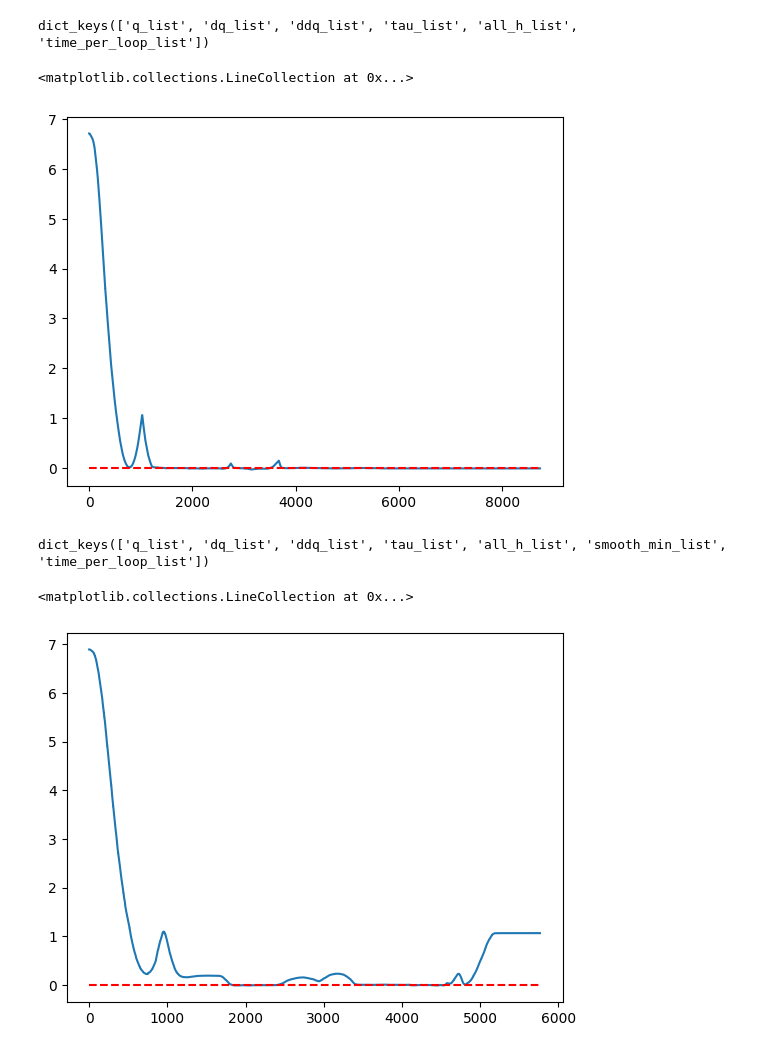
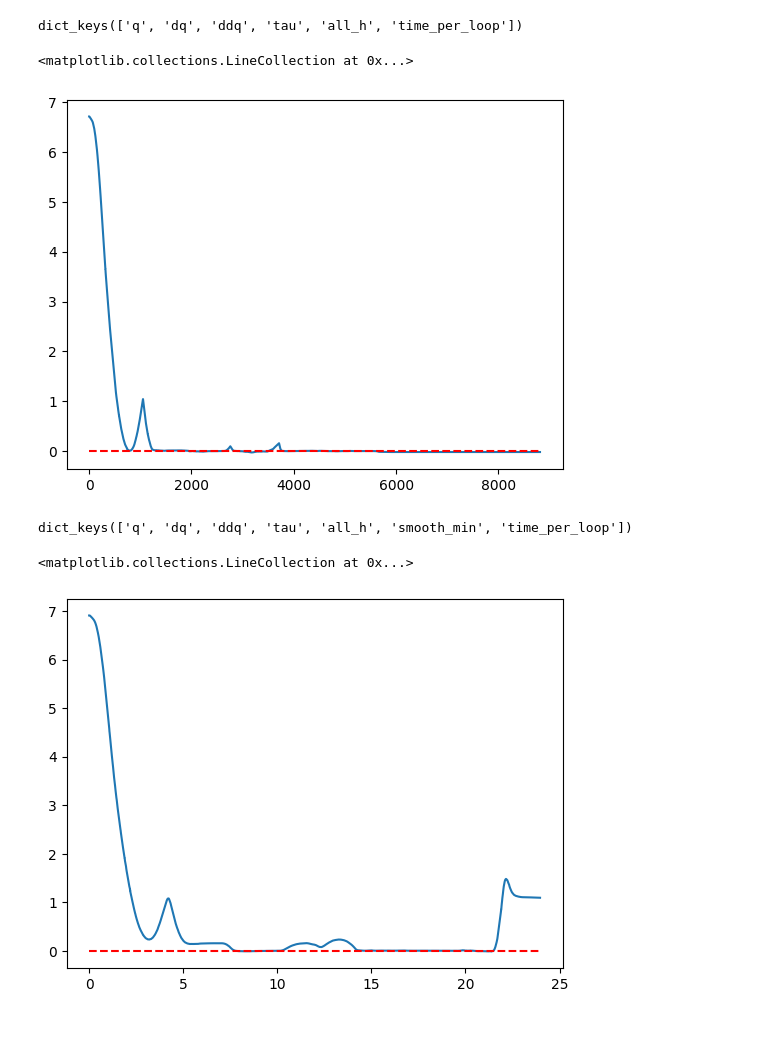
Before and after one commit to shiqingw/HOCBF-FR3-Experiments, a Jupyter notebook: exp1_visualization.ipynb, the cells around one changed output. Cells and saved outputs as stored; diff of their text form; code cells hidden in the pictures.

```diff
--- a/exp1_visualization.ipynb
+++ b/exp1_visualization.ipynb
@@ -4,35 +4,38 @@ import numpy as np
 import pickle
 # %%
 # load data
-folder = 'exp1_results'
-file = 'data_no_circ.pickle'
-with open(folder + '/' + file, 'rb') as f:
+folder = "exp1_results"
+exp = "no_circ_2024-07-22-12-06-21"
+file = 'data.pickle'
+with open(folder + '/' + exp + '/' + file, 'rb') as f:
     data_no_circ = pickle.load(f)
 # %%
 print(data_no_circ.keys())
 # %% [output]
-dict_keys(['q_list', 'dq_list', 'ddq_list', 'tau_list', 'all_h_list', 'time_per_loop_list'])
+dict_keys(['q', 'dq', 'ddq', 'tau', 'all_h', 'time_per_loop'])
 # %%
-all_h = np.array(data_no_circ['all_h_list'])
+all_h = np.array(data_no_circ['all_h'])
 plt.plot(np.min(all_h, axis=1))
 plt.hlines(0, 0, len(all_h), colors='r', linestyles='dashed')
 # %% [output]
 <matplotlib.collections.LineCollection at 0x...>
-[figure, old version]
+[figure, new version]
 # %%
 # load data
-folder = 'exp1_results'
-file = 'data_with_circ.pickle'
-with open(folder + '/' + file, 'rb') as f:
+folder = "exp1_results"
+exp = "with_circ_2024-07-22-12-17-43"
+file = 'data.pickle'
+with open(folder + '/' + exp + '/' + file, 'rb') as f:
     data_with_circ = pickle.load(f)
 # %%
 print(data_with_circ.keys())
 # %% [output]
-dict_keys(['q_list', 'dq_list', 'ddq_list', 'tau_list', 'all_h_list', 'smooth_min_list', 'time_per_loop_list'])
+dict_keys(['q', 'dq', 'ddq', 'tau', 'all_h', 'smooth_min', 'time_per_loop'])
 # %%
-smooth_min = np.array(data_with_circ['smooth_min_list'])
-plt.plot(smooth_min)
-plt.hlines(0, 0, len(smooth_min), colors='r', linestyles='dashed')
+smooth_min = np.array(data_with_circ['smooth_min'])
+t = np.cumsum(data_with_circ['time_per_loop'])
+plt.plot(t, smooth_min)
+plt.hlines(0, t[0], t[-1], colors='r', linestyles='dashed')
 # %% [output]
 <matplotlib.collections.LineCollection at 0x...>
-[figure, old version]
+[figure, new version]
```
Also changed, not shown: 4 other files.
